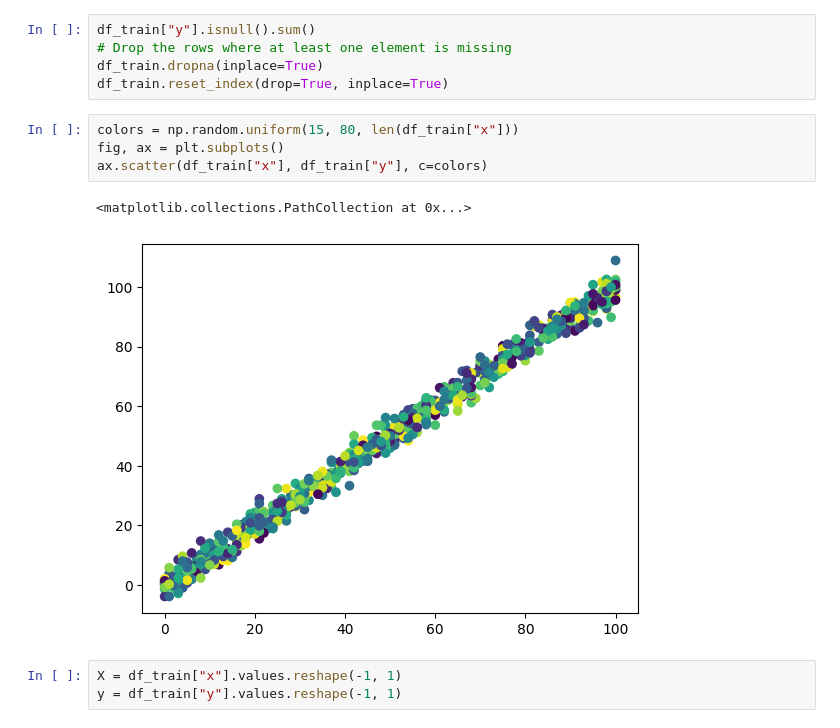
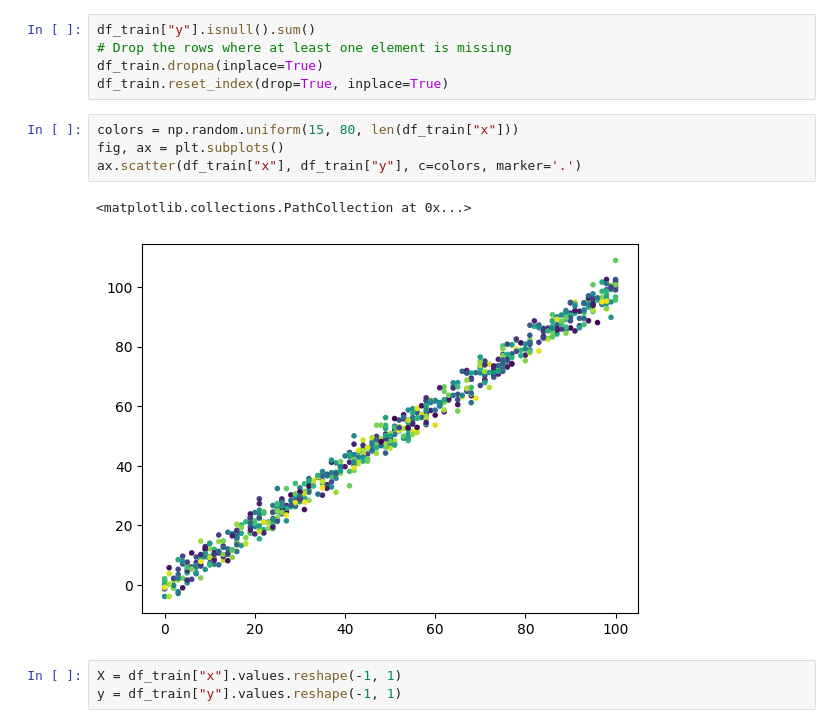
Before and after one commit to lategardener/CS229-from-scratch, a Jupyter notebook: LinearRegression/linear_regression.ipynb, the cells around one changed output. Drawn from its saved outputs; the diff is of its cells as text.

```diff
--- a/LinearRegression/linear_regression.ipynb
+++ b/LinearRegression/linear_regression.ipynb
@@ -31,10 +31,10 @@ df_train.reset_index(drop=True, inplace=True)
 # %%
 colors = np.random.uniform(15, 80, len(df_train["x"]))
 fig, ax = plt.subplots()
-ax.scatter(df_train["x"], df_train["y"], c=colors)
+ax.scatter(df_train["x"], df_train["y"], c=colors, marker='.')
 # %% [output]
 <matplotlib.collections.PathCollection at 0x...>
-[figure, old version]
+[figure, new version]
 # %%
 X = df_train["x"].values.reshape(-1, 1)
 y = df_train["y"].values.reshape(-1, 1)
```
Also changed, not shown: parts of 12 cells of this notebook.
